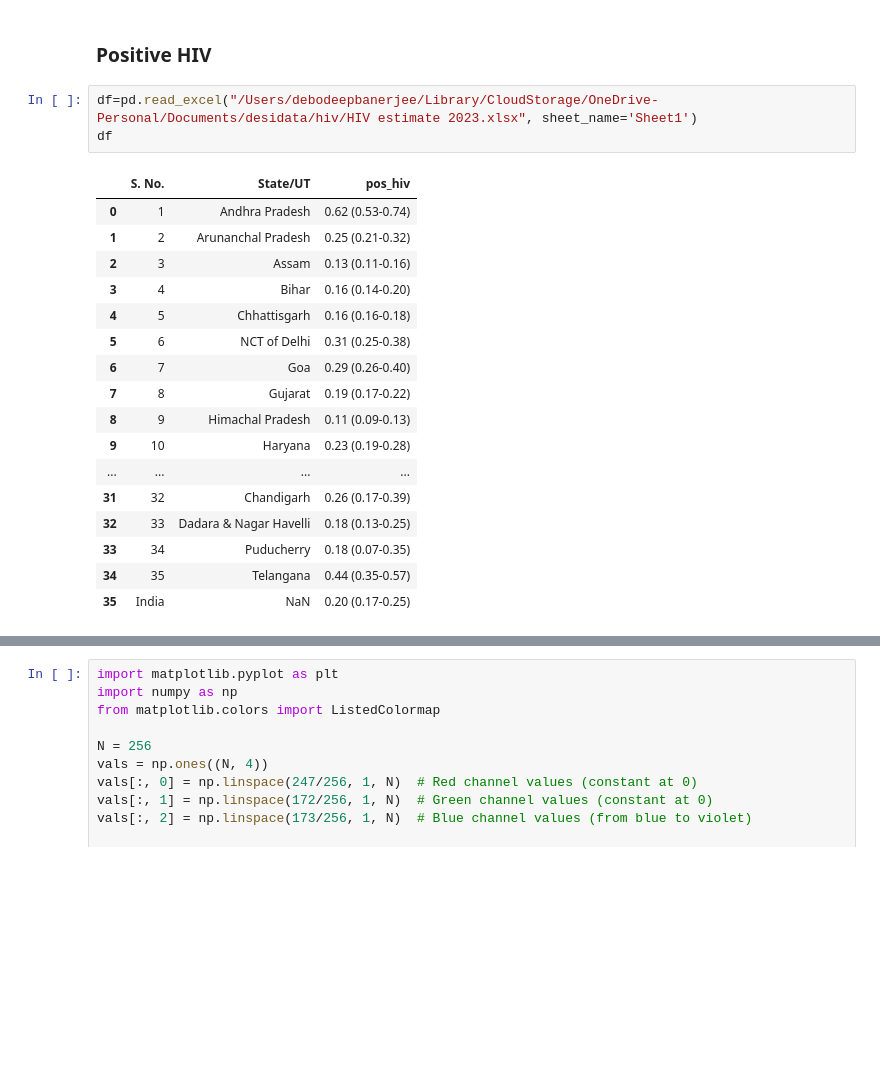
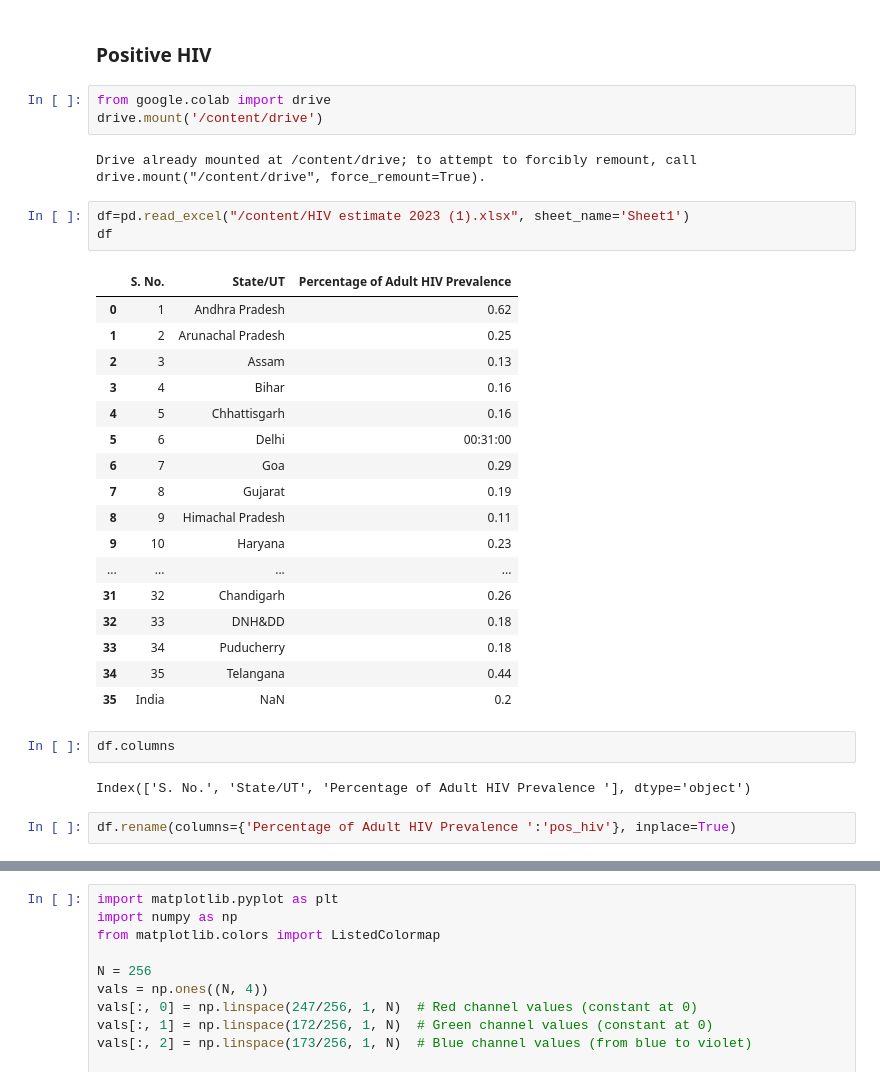
Before and after one commit to desidata/hiv, a Jupyter notebook: hiv.ipynb, the cells around one changed output, grey strips where cells are left out. Cells and saved outputs as stored; diff of their text form; blank space fills up the shorter version.

```diff
--- a/hiv.ipynb
+++ b/hiv.ipynb
@@ -7,25 +7,36 @@ import pandas as pd
 #!pip install xlrd
 # %% [markdown]
 ### Positive HIV
+# %%
+from google.colab import drive
+drive.mount('/content/drive')
+# %% [output]
+Drive already mounted at /content/drive; to attempt to forcibly remount, call drive.mount("/content/drive", force_remount=True).
 # %%
-df=pd.read_excel("/Users/debodeepbanerjee/Library/CloudStorage/OneDrive-Personal/Documents/desidata/hiv/HIV estimate 2023.xlsx", sheet_name='Sheet1')
+df=pd.read_excel("/content/HIV estimate 2023 (1).xlsx", sheet_name='Sheet1')
 df
 # %% [output]
-|  | S. No. | State/UT | pos_hiv |
-| 0 | 1 | Andhra Pradesh | 0.62 (0.53-0.74) |
-| 1 | 2 | Arunanchal Pradesh | 0.25 (0.21-0.32) |
-| 2 | 3 | Assam | 0.13 (0.11-0.16) |
-| 3 | 4 | Bihar | 0.16 (0.14-0.20) |
-| 4 | 5 | Chhattisgarh | 0.16 (0.16-0.18) |
-| 5 | 6 | NCT of Delhi | 0.31 (0.25-0.38) |
-| 6 | 7 | Goa | 0.29 (0.26-0.40) |
-| 7 | 8 | Gujarat | 0.19 (0.17-0.22) |
-| 8 | 9 | Himachal Pradesh | 0.11 (0.09-0.13) |
-| 9 | 10 | Haryana | 0.23 (0.19-0.28) |
+|  | S. No. | State/UT | Percentage of Adult HIV Prevalence |
+| 0 | 1 | Andhra Pradesh | 0.62 |
+| 1 | 2 | Arunachal Pradesh | 0.25 |
+| 2 | 3 | Assam | 0.13 |
+| 3 | 4 | Bihar | 0.16 |
+| 4 | 5 | Chhattisgarh | 0.16 |
+| 5 | 6 | Delhi | 00:31:00 |
+| 6 | 7 | Goa | 0.29 |
+| 7 | 8 | Gujarat | 0.19 |
+| 8 | 9 | Himachal Pradesh | 0.11 |
+| 9 | 10 | Haryana | 0.23 |
 | ... | ... | ... | ... |
-| 31 | 32 | Chandigarh | 0.26 (0.17-0.39) |
-| 32 | 33 | Dadara & Nagar Havelli | 0.18 (0.13-0.25) |
-| 33 | 34 | Puducherry | 0.18 (0.07-0.35) |
-| 34 | 35 | Telangana | 0.44 (0.35-0.57) |
-| 35 | India | NaN | 0.20 (0.17-0.25) |
+| 31 | 32 | Chandigarh | 0.26 |
+| 32 | 33 | DNH&DD | 0.18 |
+| 33 | 34 | Puducherry | 0.18 |
+| 34 | 35 | Telangana | 0.44 |
+| 35 | India | NaN | 0.2 |
+# %%
+df.columns
+# %% [output]
+Index(['S. No.', 'State/UT', 'Percentage of Adult HIV Prevalence '], dtype='object')
+# %%
+df.rename(columns={'Percentage of Adult HIV Prevalence ':'pos_hiv'}, inplace=True)
 # %%
```
Also changed, not shown: parts of 7 cells of this notebook.
